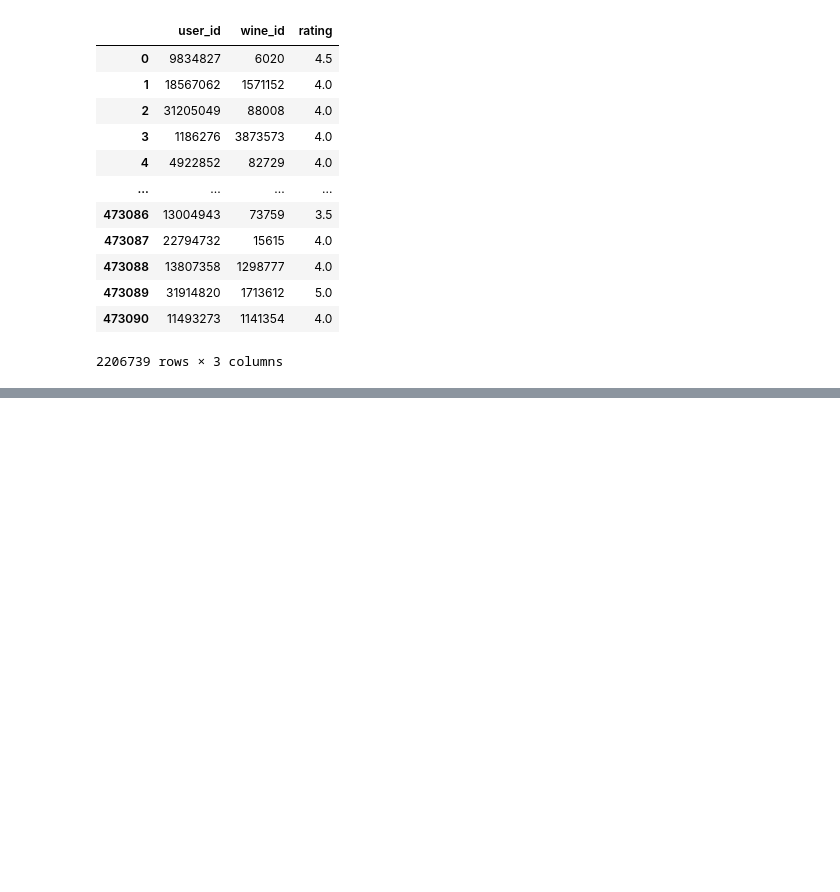
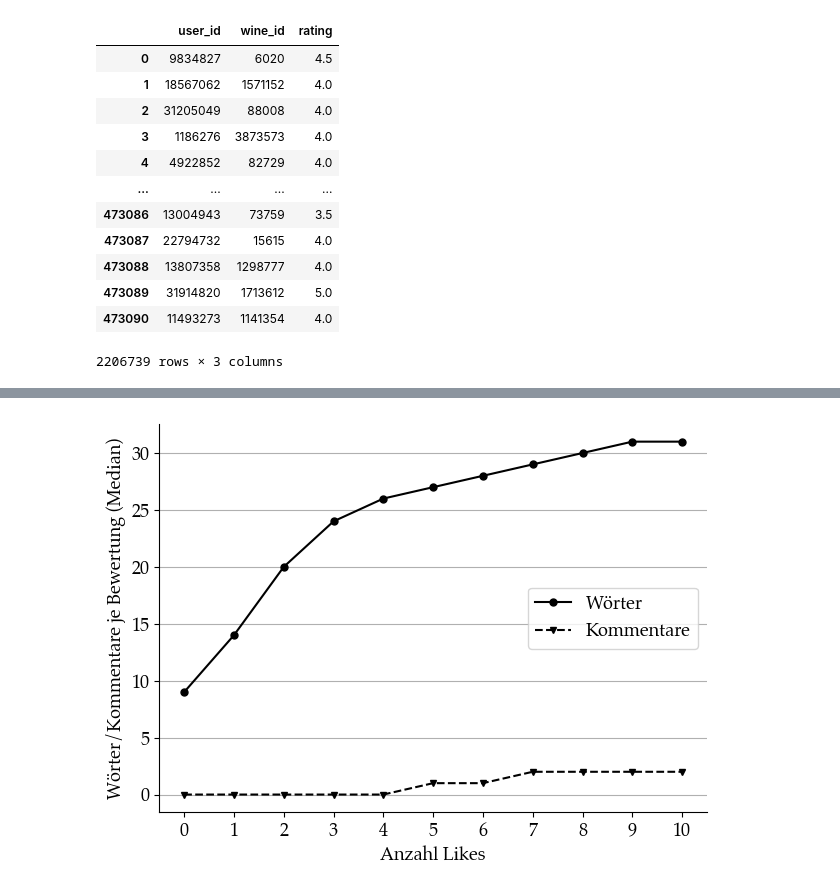
Before and after one commit to M4rl0wBuongustaio/master_thesis_ai_sommelier, a Jupyter notebook: analysis/visualization.ipynb, the cells around one changed output, grey strips where cells are left out. Drawn from its saved outputs; the diff is of its cells as text; code cells hidden in the pictures; blank space fills up the shorter version.

```diff
--- a/analysis/visualization.ipynb
+++ b/analysis/visualization.ipynb
@@ -672,0 +753,30 @@ pd.concat([df_en_train[df_en_train['user_id'].isin(intersection)], df_en_test[df
+# %%
+fig, ax = plt.subplots()
+
+ax.plot(
+    df_likes_count['n'],
+    df_likes_count['length_median'],
+    color='black',
+    markersize=5,
+    marker='o',
+    label='Wörter'
+)
+ax.plot(
+    df_likes_count['n'],
+    df_likes_count['comments_count'],
+    color='black',
+    marker='v',
+    markersize=5,
+    linestyle='--',
+    label='Kommentare'
+)
+ax.grid(axis='y')
+ax.legend(loc='center right')
+ax.spines[['right', 'top']].set_visible(False)
+ax.set_xticks(list(range(11)))
+ax.set_xlabel('Anzahl Likes')
+ax.set_ylabel('Wörter/Kommentare je Bewertung (Median)')
+fig.tight_layout()
+fig.savefig(fig_path + 'words_comments_per_rating.pdf')
+# %% [output]
+[figure, added]
```
Also changed, not shown: parts of 11 cells of this notebook, 7 other files.
